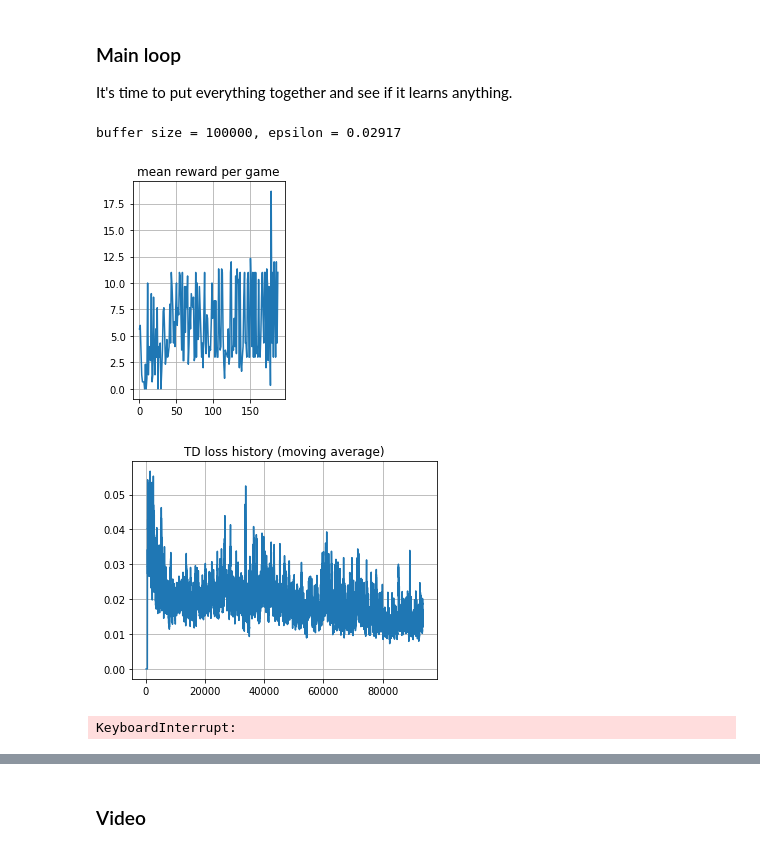
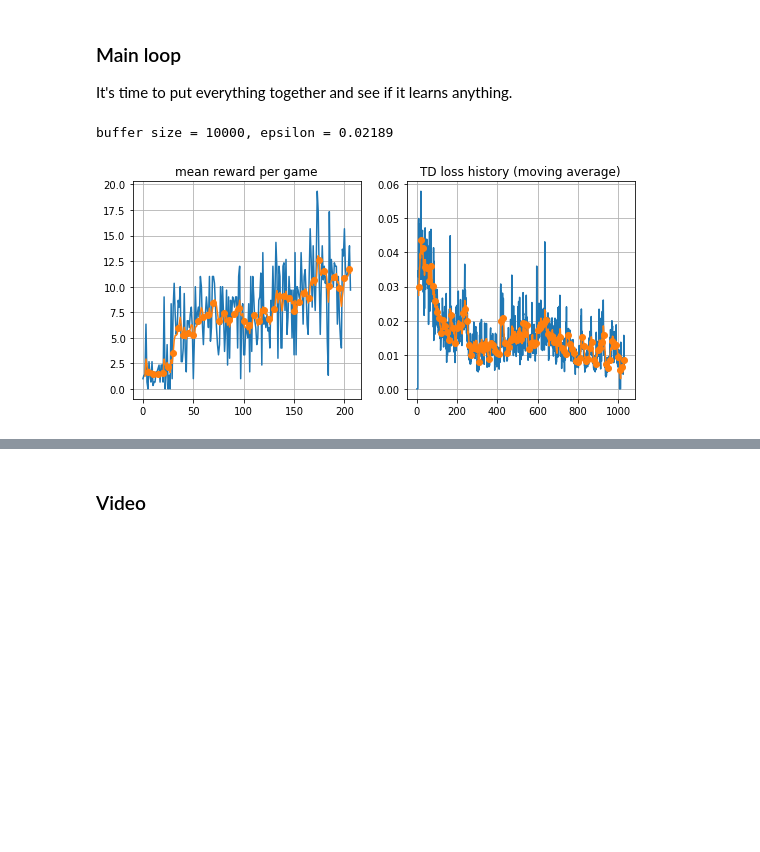
Before and after one commit to ap-rl-research/RL_Algos_Implementation, a Jupyter notebook: DQN/dqn_atari.ipynb, the cells around one changed output, grey strips where cells are left out. Cells and saved outputs as stored; diff of their text form; code cells hidden in the pictures; blank space fills up the shorter version.

```diff
--- a/DQN/dqn_atari.ipynb
+++ b/DQN/dqn_atari.ipynb
@@ -366,7 +347,7 @@ def play_and_record(agent, env, exp_replay, n_steps=1):
             s = env.reset()
 # %%
 # testing your code. This may take a minute...
-exp_replay = ReplayBuffer(20000)
+exp_replay = ReplayBuffer(1000)
 
 play_and_record(agent, env, exp_replay, n_steps=1000)
 
@@ -477,7 +435,7 @@ moving_average = lambda x, span, **kw: DataFrame({'x':np.asarray(x)}).x.ewm(span
 mean_rw_history = []
 td_loss_history = []
 # %%
-exp_replay = ReplayBuffer(10**5)
+exp_replay = ReplayBuffer(10**4)
 play_and_record(agent, env, exp_replay, n_steps=1000)
 
 def sample_batch(exp_replay, batch_size):
@@ -498,23 +456,32 @@ def sample_batch(exp_replay, batch_size):
 )
 def train_step(obs_ph, actions_ph, rewards_ph, next_obs_ph, is_done_ph):
 
-    q_next = eval_reference_qvalues(rewards_ph=rewards_ph,
-                                        next_obs_ph=next_obs_ph,
-                                        is_done_ph=is_done_ph)
+    is_not_done = 1 - is_done_ph
+
+    # compute q-values for NEXT states with target network
+    q_next = target_network.model(next_obs_ph)
+
+    # compute state values by taking max over next_qvalues_target for all actions
+    q_next = tf.reduce_max(q_next, axis=1)
+
+    # compute Q_reference(s,a) as per formula above.
+    q_next = rewards_ph + gamma * q_next * is_not_done
 
     with tf.GradientTape() as tape:
 
-        q = eval_qvalues(obs_ph=obs_ph,
-                         actions_ph=actions_ph)
+        q = agent.model(obs_ph)
+        q = tf.reduce_sum(tf.one_hot(actions_ph, n_actions) * q, axis=1)
 
-        loss_t = tf.reduce_mean((q-q_next)**2)
+        loss_t = tf.reduce_mean((q-tf.stop_gradient(q_next))**2)
 
     agent_gradients = tape.gradient(loss_t, agent.weights)
     optimizer.apply_gradients(zip(agent_gradients, agent.weights))
 
     return loss_t
 # %%
-for i in trange(10**6):
+td_loss_container = []
+
+for i in trange(10**5):
 
     # play
     play_and_record(agent, env, exp_replay, 10)
@@ -525,42 +492,44 @@ for i in trange(10**6):
                         actions_ph=np.array(samples['a'], dtype=np.int32),
                         rewards_ph=np.array(samples['r'], dtype=np.float32),
                         next_obs_ph=np.array(samples['s_next'], dtype=np.float32),
                         is_done_ph=np.array(samples['done'], dtype=np.float32)).numpy()
 
     if i < 500:
-        td_loss_history.append(0)
+        td_loss_container.append(0)
     else:
-        td_loss_history.append(loss_t)
+        td_loss_container.append(loss_t)
 
     # adjust agent parameters
     if i % 500 == 0:
         load_weigths_into_target_network(agent, target_network)
         mean_rw_history.append(evaluate(make_env(), agent, n_games=3))
-        if np.mean(mean_rw_history[-10:]) > 15:
+        if np.mean(mean_rw_history[-10:]) > 12:
           break
         agent.epsilon = max(agent.epsilon * 0.985, 0.01)
 
     if i % 100 == 0:
+        td_loss_history.append(np.mean(td_loss_container))
+        td_loss_container = []
         clear_output(True)
         print("buffer size = %i, epsilon = %.5f" % (len(exp_replay), agent.epsilon))
 
+        plt.figure(figsize=[9, 4])
         plt.subplot(1,2,1)
         plt.title("mean reward per game")
         plt.plot(mean_rw_history)
+        plt.plot(moving_average(np.array(mean_rw_history), span=10, min_periods=3), marker='o', markevery=5)
         plt.grid()
 
         assert not np.isnan(loss_t)
-        plt.figure(figsize=[12, 4])
         plt.subplot(1,2,2)
         plt.title("TD loss history (moving average)")
-        plt.plot(moving_average(np.array(td_loss_history), span=100, min_periods=100))
+        plt.plot(td_loss_history)
+        plt.plot(moving_average(np.array(td_loss_history), span=10, min_periods=10), marker='o', markevery=10)
         plt.grid()
         plt.show()
 # %% [output]
-buffer size = 100000, epsilon = 0.02917
+buffer size = 10000, epsilon = 0.02189
-[figure, old version]
+[figure, new version]
-[figure, removed]
-KeyboardInterrupt:
 # %%
 assert np.mean(mean_rw_history[-10:]) > 10, f"The result must be greater than 10. Your result is {np.mean(mean_rw_history[-10:])}"
 print("That's good enough for tutorial.")
```
Also changed, not shown: parts of 10 cells of this notebook, 9 other files.
